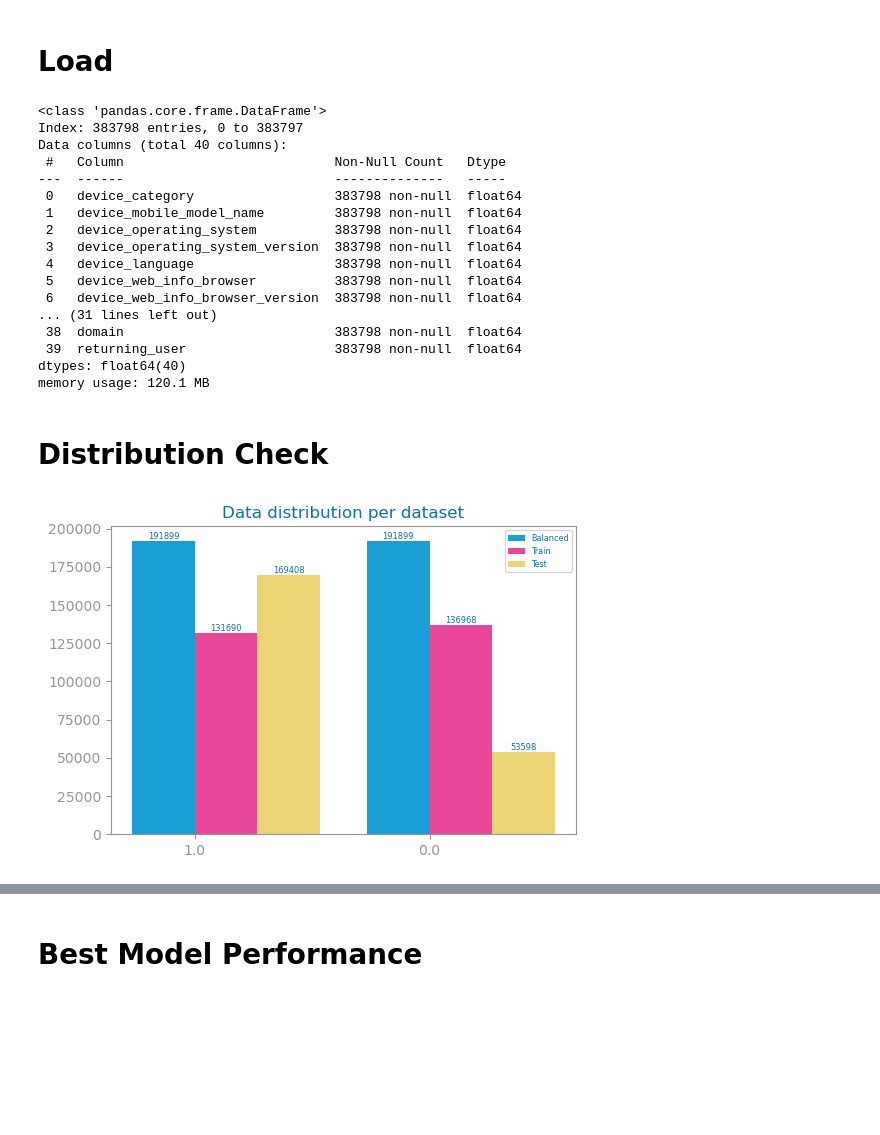
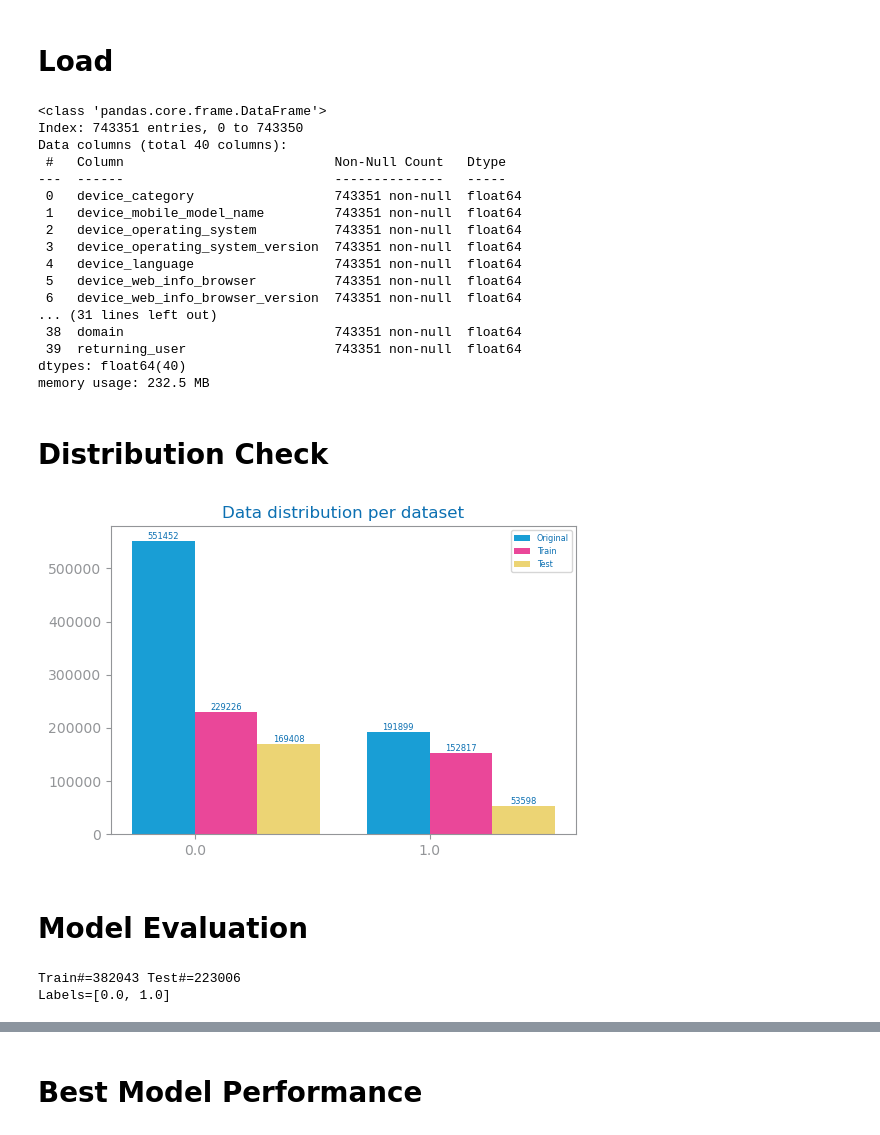
Before and after one commit to jvanalytics/ist_dash_2024_rec, a Jupyter notebook: notebooks/google_merch_store/8_ga4_merch_eval_NB.ipynb, the cells around one changed output, grey strips where cells are left out. Saved outputs shown, nothing was run; the diff lists cells and outputs as text; code cells hidden in the pictures; blank space fills up the shorter version.

Commit message:
updated evaluation and balancing

```diff
--- a/notebooks/google_merch_store/8_ga4_merch_eval_NB.ipynb
+++ b/notebooks/google_merch_store/8_ga4_merch_eval_NB.ipynb
@@ -31,7 +31,6 @@ test_data=False
 evaluate=True
 # evaluate=False
 
-
 if test_data==True:
 
     data=pd.read_csv(f"{filepath}.csv")
@@ -40,9 +39,13 @@ if test_data==True:
     train= pd.read_csv(train_filepath)
 
     # sample
-    data=data.sample(frac=0.05, replace=False)
-    test=test.sample(frac=0.05, replace=False)
-    train=train.sample(frac=0.05, replace=False)
+    data = data.groupby('day_of_year').apply(lambda x: sample_per_day(x, 0.01)).reset_index(drop=True)
+    test = test.groupby('day_of_year').apply(lambda x: sample_per_day(x, 0.01)).reset_index(drop=True)
+    train = train.groupby('day_of_year').apply(lambda x: sample_per_day(x, 0.01)).reset_index(drop=True)
+
+    # data=data.sample(frac=0.05, replace=False)
+    # test=test.sample(frac=0.05, replace=False)
+    # train=train.sample(frac=0.05, replace=False)
 
 
 else:
@@ -50,7 +53,10 @@ else:
     test= pd.read_csv(test_filepath)
     train= pd.read_csv(train_filepath)
 
-
+    # larger sample 10%
+    # data = data.groupby('day_of_year').apply(lambda x: sample_per_day(x, 0.1)).reset_index(drop=True)
+    # test = test.groupby('day_of_year').apply(lambda x: sample_per_day(x, 0.1)).reset_index(drop=True)
+    # train = train.groupby('day_of_year').apply(lambda x: sample_per_day(x, 0.1)).reset_index(drop=True)
 
 
 target='returning_user'
@@ -69,53 +75,64 @@ train.sort_values(by='day_of_year', inplace=True)
 data.info()
 # %% [output]
 <class 'pandas.core.frame.DataFrame'>
-Index: 383798 entries, 0 to 383797
+Index: 743351 entries, 0 to 743350
 Data columns (total 40 columns):
  #   Column                           Non-Null Count   Dtype
 ---  ------                           --------------   -----
- 0   device_category                  383798 non-null  float64
- 1   device_mobile_model_name         383798 non-null  float64
- 2   device_operating_system          383798 non-null  float64
- 3   device_operating_system_version  383798 non-null  float64
- 4   device_language                  383798 non-null  float64
- 5   device_web_info_browser          383798 non-null  float64
- 6   device_web_info_browser_version  383798 non-null  float64
+ 0   device_category                  743351 non-null  float64
+ 1   device_mobile_model_name         743351 non-null  float64
+ 2   device_operating_system          743351 non-null  float64
+ 3   device_operating_system_version  743351 non-null  float64
+ 4   device_language                  743351 non-null  float64
+ 5   device_web_info_browser          743351 non-null  float64
+ 6   device_web_info_browser_version  743351 non-null  float64
 ... (31 lines left out)
- 38  domain                           383798 non-null  float64
- 39  returning_user                   383798 non-null  float64
+ 38  domain                           743351 non-null  float64
+ 39  returning_user                   743351 non-null  float64
 dtypes: float64(40)
-memory usage: 120.1 MB
+memory usage: 232.5 MB
 # %% [markdown]
 # Distribution Check
 # %%
 from pandas import concat
 from matplotlib.pyplot import figure, show
 from dslabs_functions import plot_multibar_chart
 
 
 # Distribution check
 
 
 # Create a dictionary to store original class counts
 values: dict[str, list[int]] = {
-    "Balanced": [
+    "Original": [
         len(data[data[target] == 0]),  # Assuming 0 is the negative class
         len(data[data[target] == 1]),  # Assuming 1 is the positive class
     ]
 }
 
 values["Train"] = [
     len(train[train[target] == 0]),
     len(train[train[target] == 1]),
 ]
 values["Test"] = [
     len(test[test[target] == 0]),
     len(test[test[target] == 1]),
 ]
 
 # Visualize the distribution
 figure(figsize=(6, 4))
 plot_multibar_chart(labels, values, title="Data distribution per dataset")
 show()
 # %% [output]
-[figure, old version]
+[figure, new version]
+# %% [markdown]
+# Model Evaluation
+# %%
+if evaluate==True:
+
+    trnX, tstX, trnY, tstY, labels, vars = read_train_test_from_files(train, test, target)
+    print(f'Train#={len(trnX)} Test#={len(tstX)}')
+    print(f'Labels={labels}')
+# %% [output]
+Train#=382043 Test#=223006
+Labels=[0.0, 1.0]
```
Also changed, not shown: parts of 20 cells of this notebook, 21 other files.
